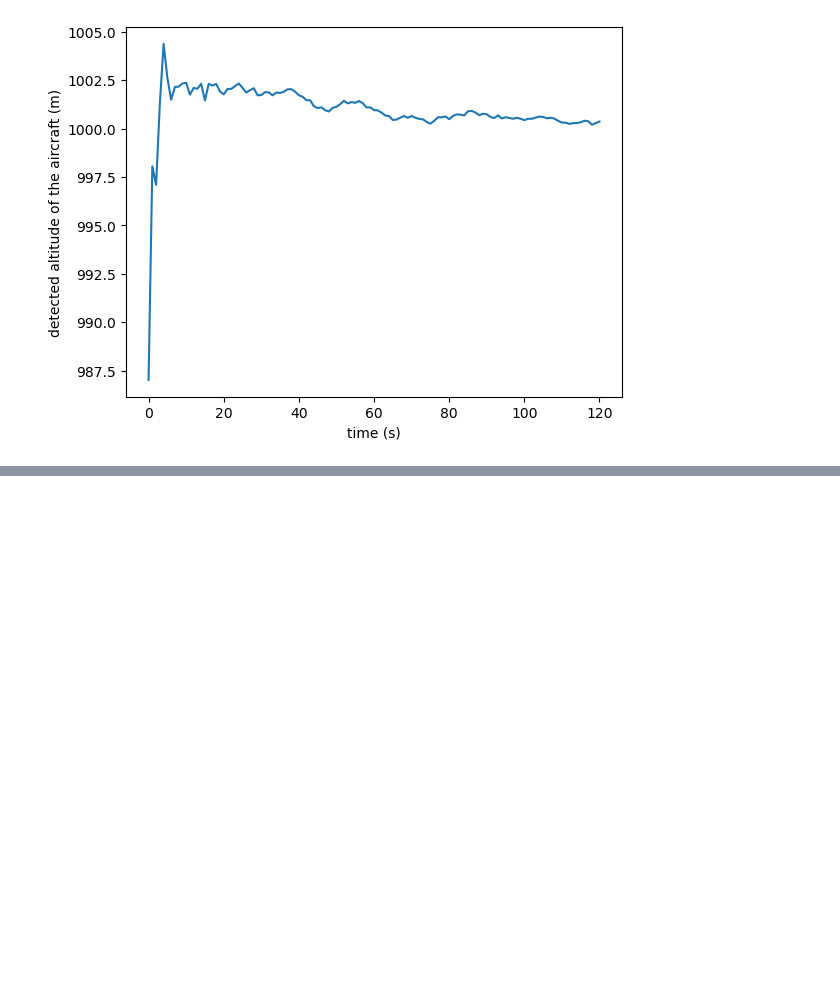
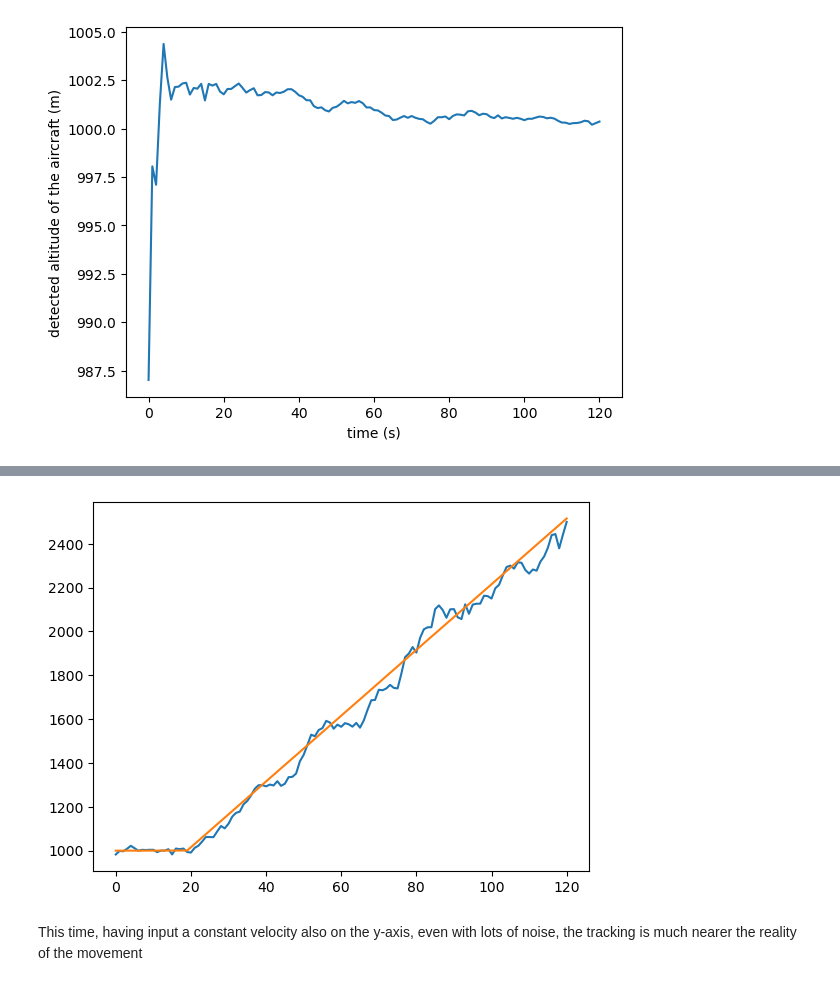
Before and after one commit to giuliaprosio/unscented-kalman-filters, a Jupyter notebook: UKF.ipynb, the cells around one changed output, grey strips where cells are left out. Cells and saved outputs as stored; diff of their text form; code cells hidden in the pictures; blank space fills up the shorter version.

Commit message:
Considering in the tracking altitude movements

```diff
--- a/UKF.ipynb
+++ b/UKF.ipynb
@@ -693,0 +755,28 @@ The problem with this formulation is that it doesn't take into account possible
+# %%
+np.random.seed(200)
+ac = ACSim(ac_pos, (100, 0), 0.02)
+
+kf_cv = ukf_f(fx=new_transition_function, hx=measurement_function, R_std=[range_std, elevation_angle_std])
+time = np.arange(0, 360+dt, dt)
+
+xs, ys = [], []
+
+for t in time:
+    if t>=60:
+        ac.vel[1] = 300/60 # 300 meters/minute climb
+    ac.update(dt)
+    r = radar.noisy_reading(ac.pos)
+    ys.append(ac.pos[1])
+    kf_cv.predict()
+    kf_cv.update([r[0], r[1]])
+    xs.append(kf_cv.x)
+
+xs = np.array(xs)
+
+plt.plot(xs[:,2])
+plt.plot(ys)
+plt.show()
+# %% [output]
+[figure, added]
+# %% [markdown]
+This time, having input a constant velocity also on the y-axis, even with lots of noise, the tracking is much nearer the reality of the movement
```
Also changed, not shown: parts of 5 cells of this notebook.
